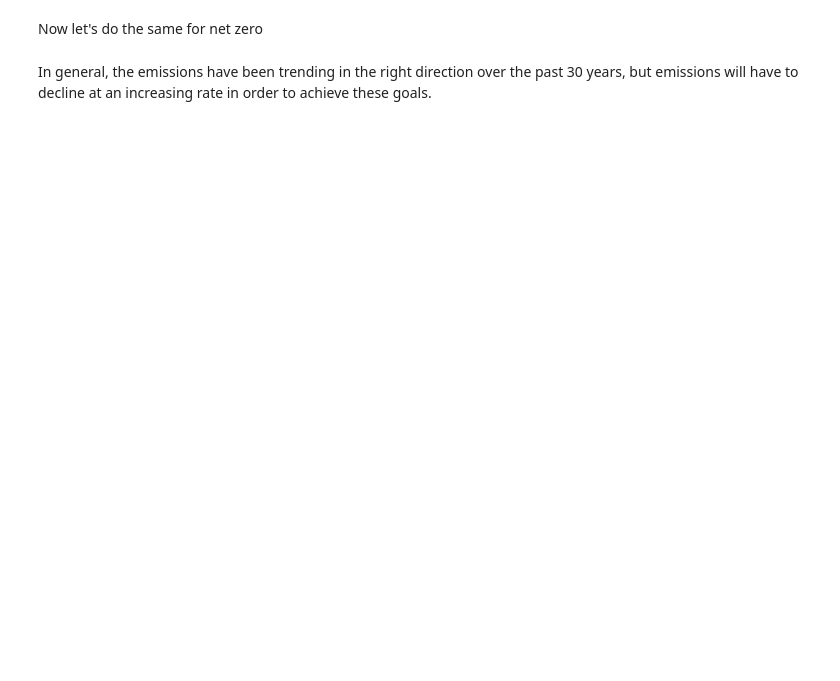
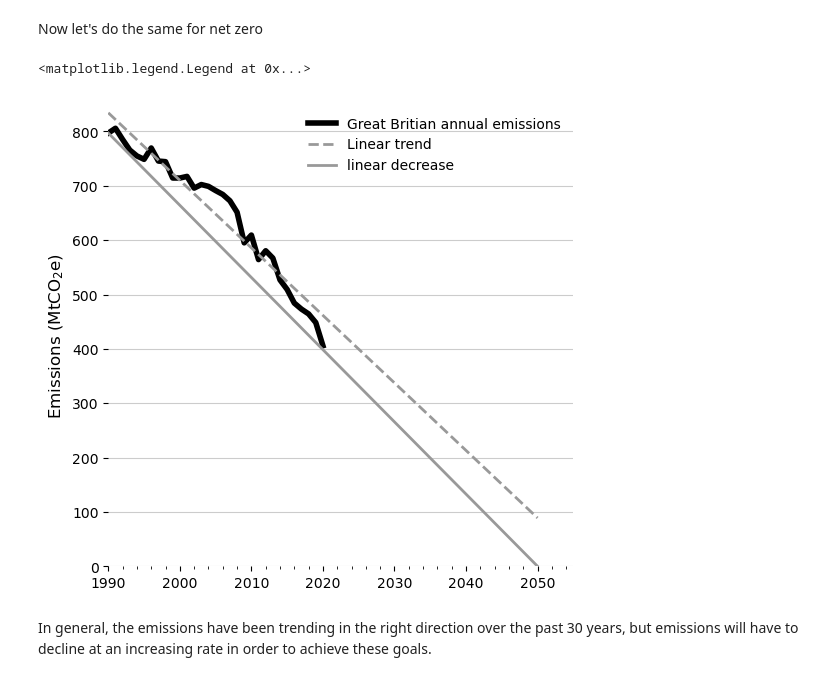
Before and after one commit to Open-Earth-Foundation/OpenClimate-pyclient, a Jupyter notebook: docs/notebooks/great_britain_emissions.ipynb, the cells around one changed output. Saved outputs shown, nothing was run; the diff lists cells and outputs as text; code cells hidden in the pictures; blank space fills up the shorter version.

```diff
--- a/docs/notebooks/great_britain_emissions.ipynb
+++ b/docs/notebooks/great_britain_emissions.ipynb
@@ -197,7 +224,7 @@ Y_pred = pred['equation'](X_pred)
 fig = plt.figure(figsize=(6, 6))
 ax = fig.add_subplot(111)
 
-ax.plot(df_gb['year'], df_gb['total_emissions'],
+ax.plot(np.array(df_gb['year']), np.array(df_gb['total_emissions']),
         linewidth=4,
         label='Great Britian annual emissions',
        color=[0.0,0.0,0.0])
@@ -207,7 +234,7 @@ ax.plot(X_pred, Y_pred, '--',
         color=[0.6,0.6,0.6],
        label='Linear trend')
 
-ax.plot([baseline_year, net_zero_year], [baseline_emissions, net_zero_emissions],
+ax.plot(np.array((baseline_year, float(net_zero_year))), np.array((float(baseline_emissions), net_zero_emissions)),
         '-',
         linewidth=2,
         color=[0.6,0.6,0.6],
@@ -222,32 +249,35 @@ ax.tick_params(which='both',     # Options for both major and minor ticks
                top='off',        # turn off top ticks
                left='off',       # turn off left ticks
                right='off',      # turn off right ticks
                bottom='off')     # turn off bottom ticks
 
 # Remove x tick marks
 plt.setp(ax.get_xticklabels(), rotation=0)
 
 # Hide the right and top spines
 ax.spines['right'].set_visible(False)
 ax.spines['left'].set_visible(False)
 ax.spines['top'].set_visible(False)
 ax.spines['bottom'].set_visible(False)
 
 # Only show ticks on the left and bottom spines
 ax.yaxis.set_ticks_position('left')
 ax.xaxis.set_ticks_position('bottom')
 
 # major/minor tick lines
 ax.xaxis.set_minor_locator(AutoMinorLocator(5))
 ax.grid(axis='y',
         which='major',
         color=[0.8, 0.8, 0.8], linestyle='-')
 
 bline_emissions = baseline_emissions.values[0]
 ylim_achieved = [(bline_emissions - ylim[0])/ (bline_emissions*target_percent)*100,
                  (bline_emissions - ylim[1])/ (bline_emissions*target_percent)*100]
 
 ax.set_ylabel("Emissions (MtCO$_2$e)", fontsize=12)
 ax.legend(loc='upper right', frameon=False)
+# %% [output]
+<matplotlib.legend.Legend at 0x...>
+[figure, added]
 # %% [markdown]
 In general, the emissions have been trending in the right direction over the past 30 years, but emissions will have to decline at an increasing rate in order to achieve these goals.
```
Also changed, not shown: parts of 6 cells of this notebook, 4 other files.
